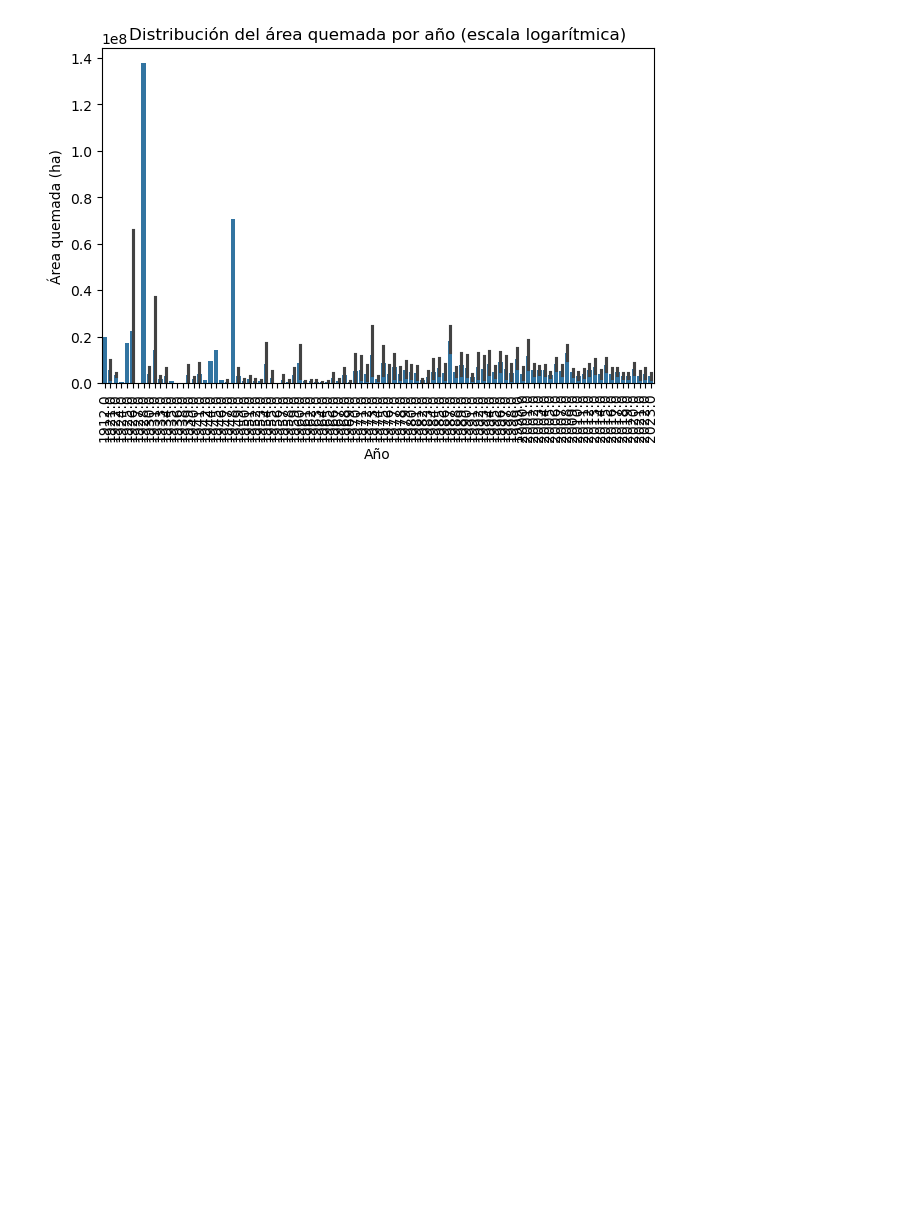
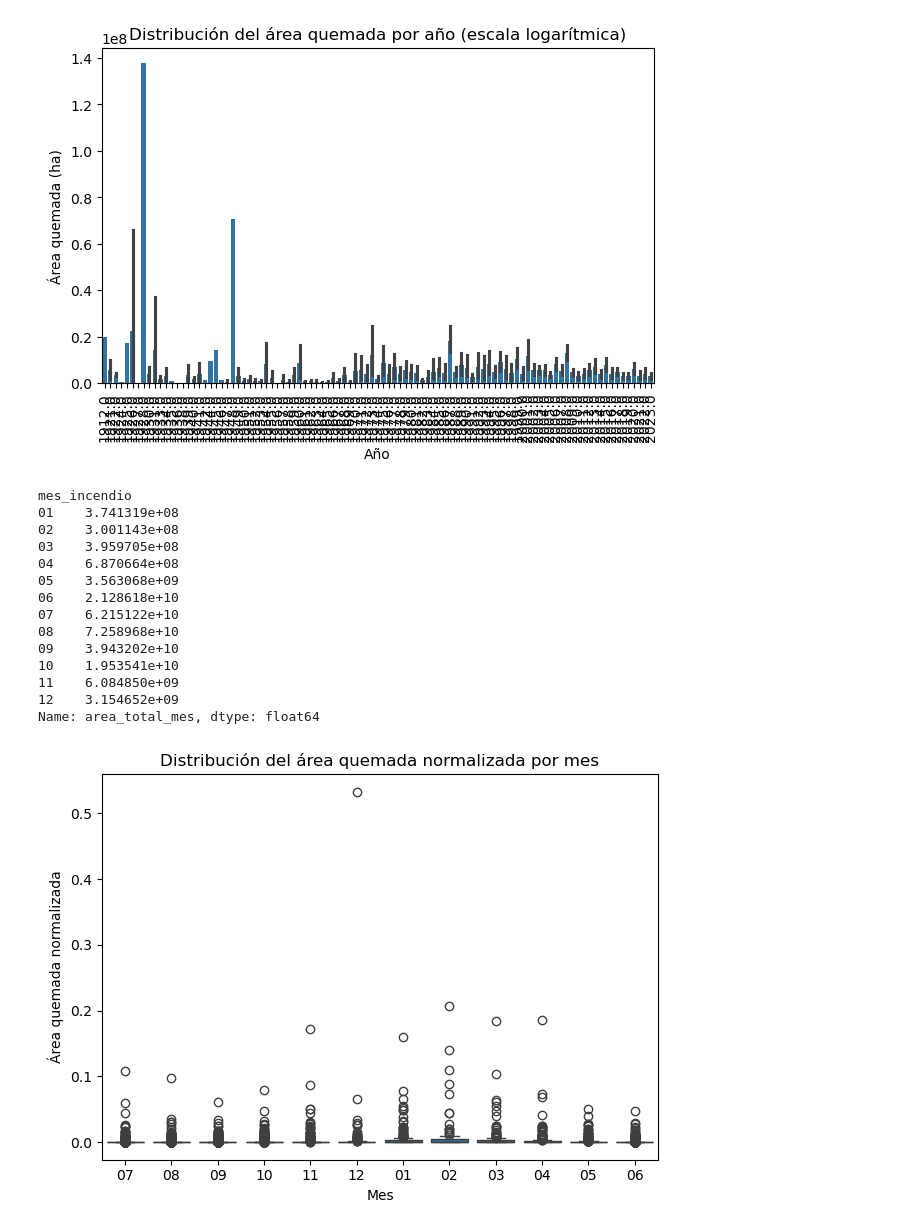
Before and after one commit to Kiki1108/incendios, a Jupyter notebook: analisis_california.ipynb, the cells around one changed output. Cells and saved outputs as stored; diff of their text form; code cells hidden in the pictures; blank space fills up the shorter version.

```diff
--- a/analisis_california.ipynb
+++ b/analisis_california.ipynb
@@ -280,3 +280,46 @@ plt.tight_layout()
 plt.show()
 # %% [output]
 [figure]
+# %%
+# Asegurarse de que las fechas están en formato datetime
+incendios["ALARM_DATE"] = pd.to_datetime(incendios["ALARM_DATE"])
+
+# Extraer el mes del incendio
+incendios["mes_incendio"] = incendios["ALARM_DATE"].dt.strftime("%m")
+
+# Calcular el área total quemada por mes
+area_total_por_mes = incendios.groupby("mes_incendio")["Shape__Area"].sum().rename("area_total_mes")
+print(area_total_por_mes)
+
+# Unir el área total quemada por mes al DataFrame original
+incendios = incendios.merge(area_total_por_mes, on="mes_incendio")
+
+# Normalizar el área quemada por el área total del mes
+incendios["area_normalizada"] = incendios["Shape__Area"] / incendios["area_total_mes"]
+
+# Crear el boxplot
+orden_meses = ['07', '08', '09', '10', '11', '12', '01', '02', '03', '04', '05', '06']
+sns.boxplot(data=incendios, x="mes_incendio", y="area_normalizada", order=orden_meses)
+
+# Configurar el gráfico
+plt.title("Distribución del área quemada normalizada por mes")
+plt.xlabel("Mes")
+plt.ylabel("Área quemada normalizada")
+plt.tight_layout()
+plt.show()
+# %% [output]
+mes_incendio
+01    3.741319e+08
+02    3.001143e+08
+03    3.959705e+08
+04    6.870664e+08
+05    3.563068e+09
+06    2.128618e+10
+07    6.215122e+10
+08    7.258968e+10
+09    3.943202e+10
+10    1.953541e+10
+11    6.084850e+09
+12    3.154652e+09
+Name: area_total_mes, dtype: float64
+[figure, added]
```
Also changed, not shown: parts of 4 cells of this notebook.
